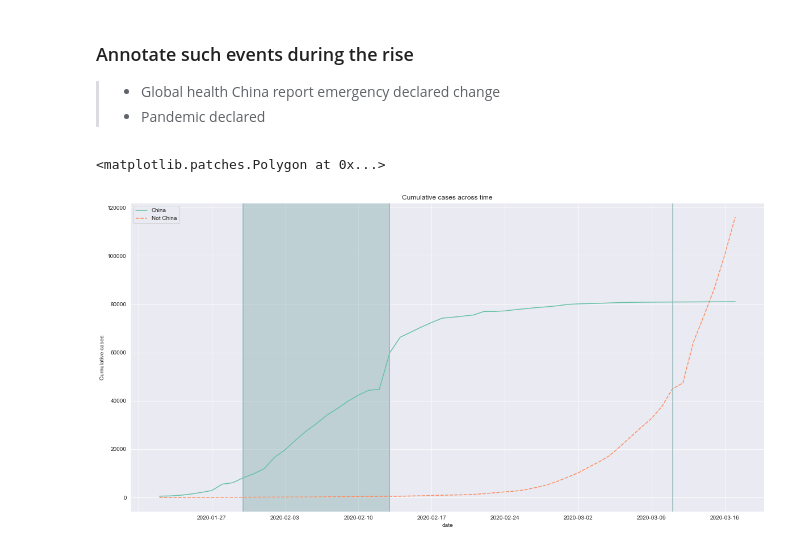
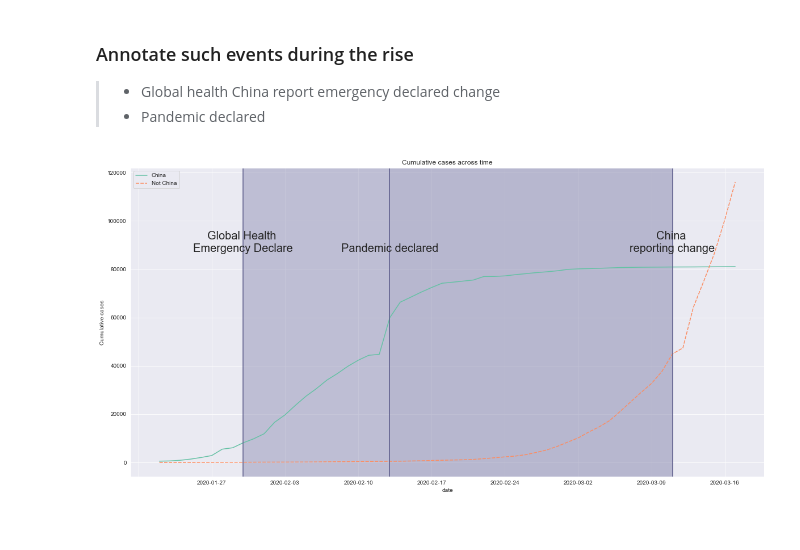
Before and after one commit to sushii2001/COVID-19_Visualization, a Jupyter notebook: covid-19_visualization.ipynb, the cells around one changed output. Saved outputs shown, nothing was run; the diff lists cells and outputs as text; code cells hidden in the pictures.

Commit message:
Modify event annotation plot China vs rest of world

```diff
--- a/covid-19_visualization.ipynb
+++ b/covid-19_visualization.ipynb
@@ -126,26 +132,33 @@ line_plot(True, "Cumulative cases across time", china_vs_world, "Date", "Cumulat
 > - Global health China report emergency declared change
 > - Pandemic declared
 # %%
-# Add annotation for events
+# Graph settings
 sns.set_style('darkgrid')
 sns.set_palette('Set2')
 plt.figure(figsize = (20, 10))
 
 # plot's title and (x,y) label
 plt.title("Cumulative cases across time")
 plt.xlabel("Date")
 plt.ylabel("Cumulative cases")
 
 # Determine if plot is multiple line or single line
 ax = sns.lineplot(data=china_vs_world)
 # Space out x-axis (prevent messy x-axis)
 ax.xaxis.set_major_locator(dates.WeekdayLocator(interval=1))
 
+# Annotate event
+height_text = china_vs_world["Not China"].max()*(3/4)
+p1 = plt.axvline(x="2020-01-30",color='#5c5c8a')
+ax.text("2020-01-30", height_text ,"Global Health \nEmergency Declare", fontsize=20, horizontalalignment='center')
+p2 = plt.axvline(x="2020-02-13",color='#5c5c8a')
+ax.text("2020-02-13", height_text ,"Pandemic declared", fontsize=20, horizontalalignment='center')
+p3 = plt.axvline(x="2020-03-11",color='#5c5c8a')
+ax.text("2020-03-11", height_text ,"China \nreporting change", fontsize=20, horizontalalignment='center')
 
-p1 = plt.axvline(x="2020-01-30",color='#9494b8')
-p2 = plt.axvline(x="2020-02-13",color='#9494b8')
-p3 = plt.axvline(x="2020-03-11",color='#9494b8')
+# highlight period
 ax.axvspan("2020-02-13", "2020-01-30", color='#9494b8', alpha=0.5)
+ax.axvspan("2020-03-11", "2020-02-13", color='#8585ad', alpha=0.5)
+plt.show()
 # %% [output]
-<matplotlib.patches.Polygon at 0x...>
-[figure, old version]
+[figure, new version]
```
Also changed, not shown: parts of 3 cells of this notebook.
